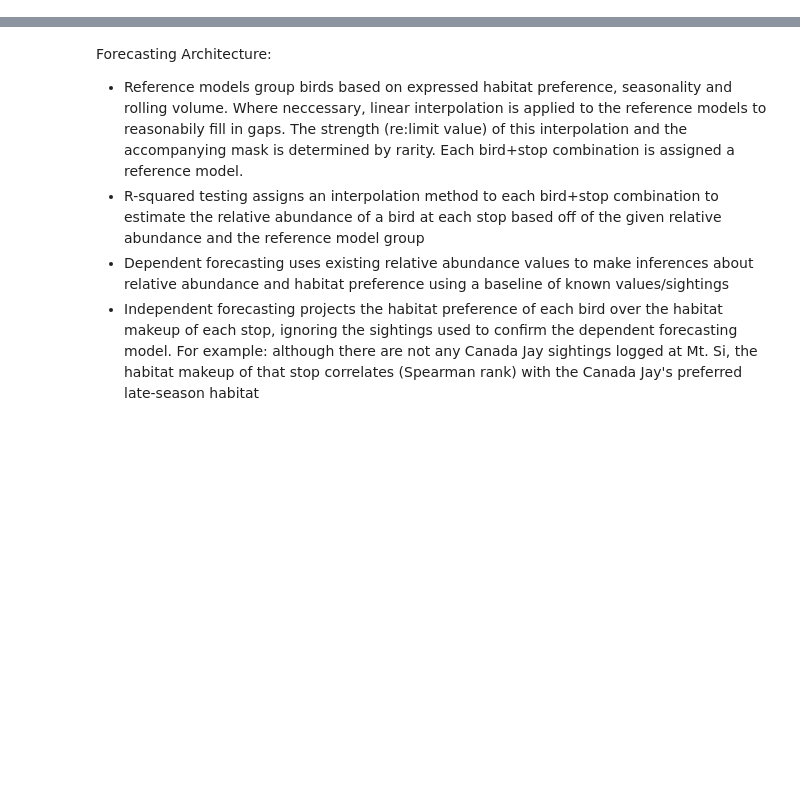
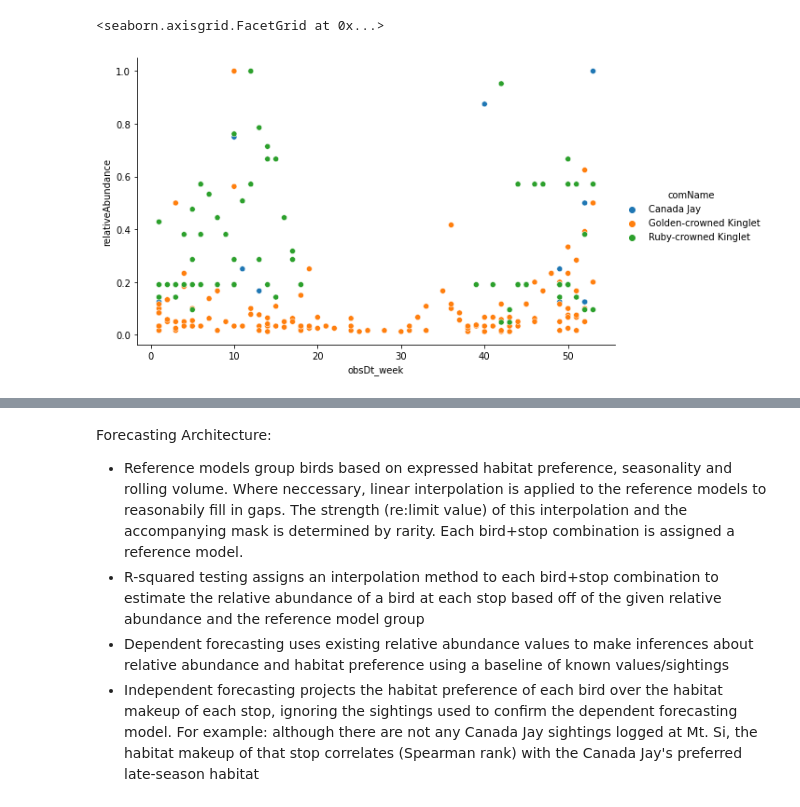
Before and after one commit to Tanag3r/trailheadDirect_birds, a Jupyter notebook: trailheadHabitat_analysis.ipynb, the cells around one changed output, grey strips where cells are left out. Cells and saved outputs as stored; diff of their text form; code cells hidden in the pictures; blank space fills up the shorter version.

```diff
--- a/trailheadHabitat_analysis.ipynb
+++ b/trailheadHabitat_analysis.ipynb
@@ -36,7 +37,7 @@ def weeklyAbundance():
     cnx = connectDB()
     try:
         #note that the query filters out birds only seen by two people
-        ObsDataset = pd.read_sql('SELECT comName,FX.locId,StopName,obsDt,howMany,subId FROM historicObservations AS FX  LEFT JOIN closestStop on FX.locId = closestStop.locId WHERE (SELECT count(distinct(subId)) FROM historicObservations AS QA WHERE QA.comName = FX.comName) > 2 AND FX.comName in ("Canada Jay","Orange-crowned Warbler","Northern Flicker");',con=cnx,parse_dates=['obsDt']) #Canada Jay filter is for testing purposes only
+        ObsDataset = pd.read_sql('SELECT comName,FX.locId,StopName,obsDt,howMany,subId FROM historicObservations AS FX  LEFT JOIN closestStop on FX.locId = closestStop.locId WHERE (SELECT count(distinct(subId)) FROM historicObservations AS QA WHERE QA.comName = FX.comName) > 2 AND FX.comName in ("Canada Jay","Ruby-crowned Kinglet","Golden-crowned Kinglet");',con=cnx,parse_dates=['obsDt']) #Canada Jay filter is for testing purposes only
         ObsDataset['obsDt_week'] = ObsDataset['obsDt'].dt.isocalendar().week
         ObsDataset['howMany'] = ObsDataset['howMany'].fillna(1)
         #group up data
@@ -52,3 +53,10 @@ def weeklyAbundance():
         raise calcEx
     finally: cnx.close()
     return ObsDataset[['comName','StopName','obsDt_week','locId','relativeAbundance']]
+# %%
+trx = weeklyAbundance()
+# %%
+sns.relplot(data=trx,hue='comName',x='obsDt_week',y='relativeAbundance',aspect=1.61)
+# %% [output]
+<seaborn.axisgrid.FacetGrid at 0x...>
+[figure, added]
```
Also changed, not shown: parts of 3 cells of this notebook.
